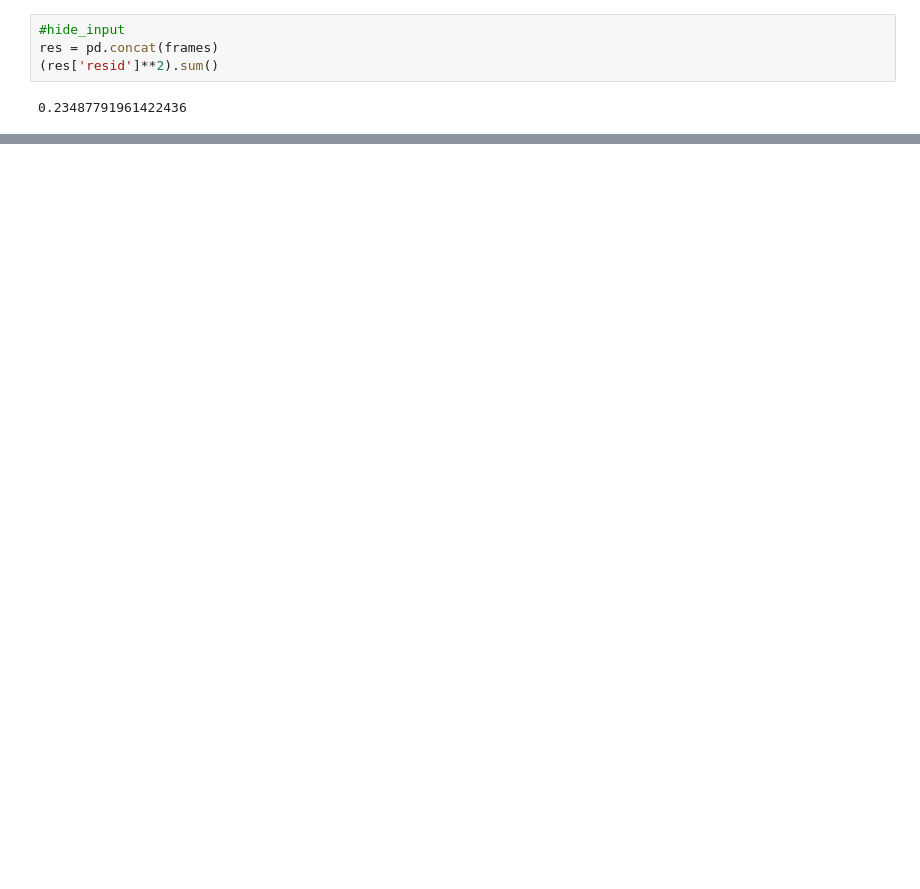
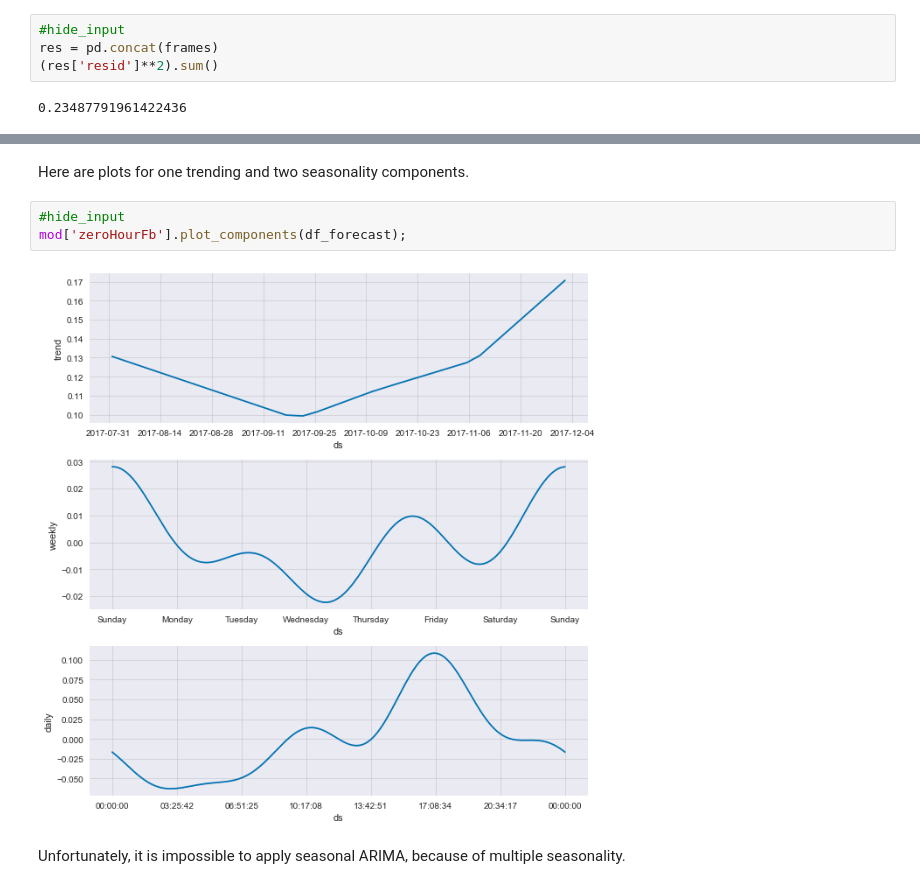
Before and after one commit to edxu96/elec_consumption, a Jupyter notebook: 01_forecast.ipynb, the cells around one changed output, grey strips where cells are left out. Drawn from its saved outputs; the diff is of its cells as text; blank space fills up the shorter version.

```diff
--- a/01_forecast.ipynb
+++ b/01_forecast.ipynb
@@ -268,0 +264,9 @@ mod.plot(forecast, ax=ax, xlabel='date', ylabel='daily power consumption speed (
+# %% [markdown]
+Here are plots for one trending and two seasonality components.
+# %%
+#hide_input
+mod['zeroHourFb'].plot_components(df_forecast);
+# %% [output]
+[figure, added]
+# %% [markdown]
+Unfortunately, it is impossible to apply seasonal ARIMA, because of multiple seasonality.
```
Also changed, not shown: parts of 12 cells of this notebook, 5 other files.
